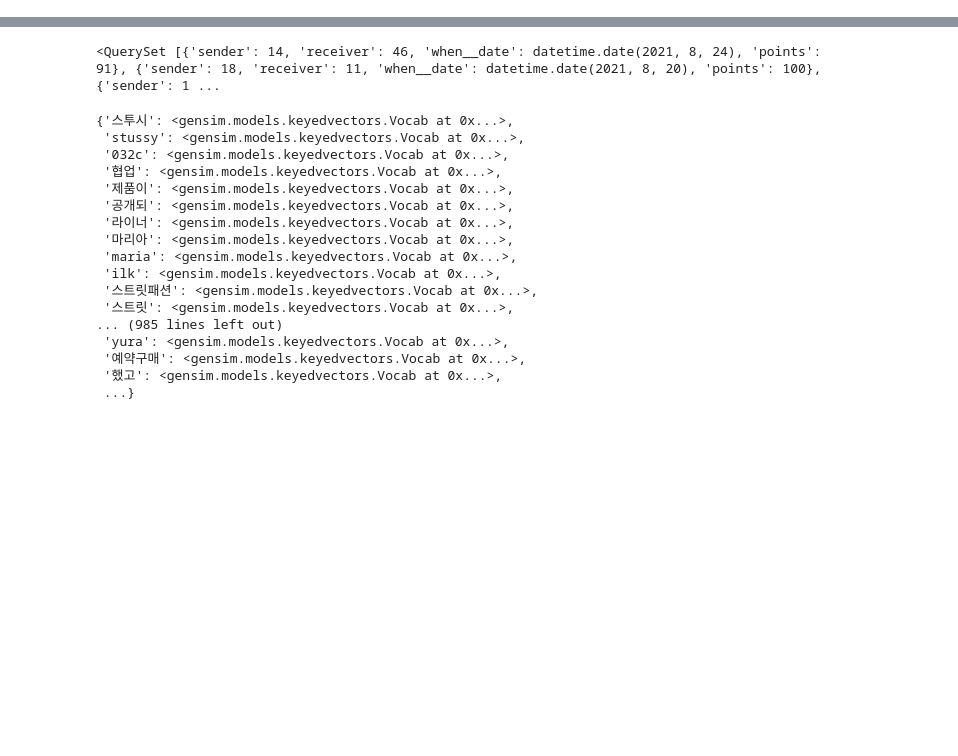
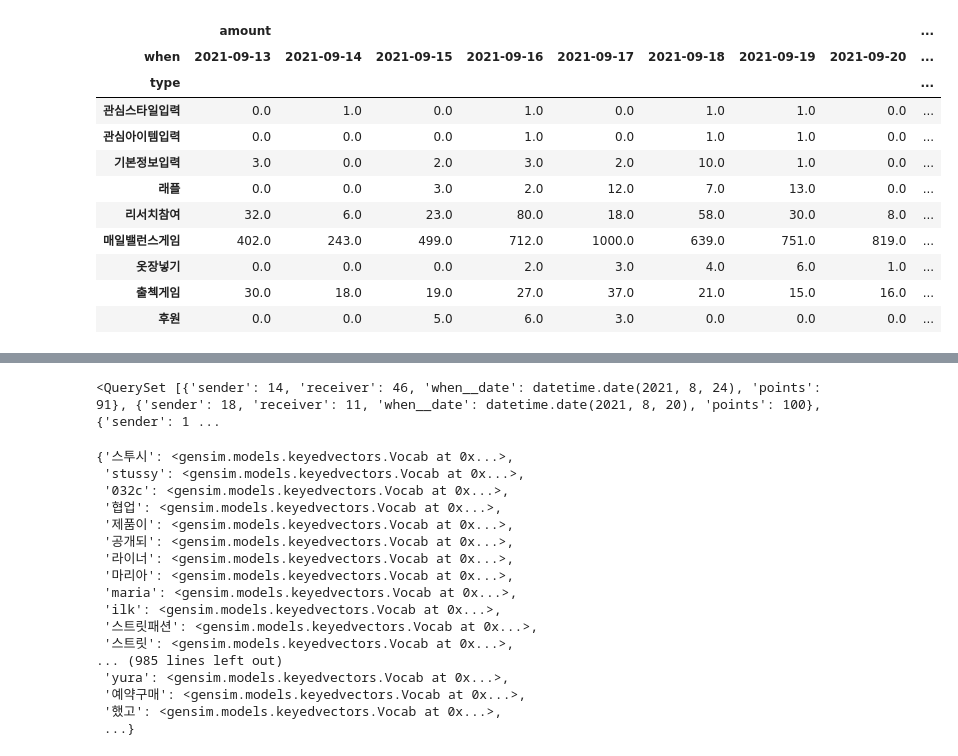
Before and after one commit to gem763/maskplay, a Jupyter notebook: data/트랜젝션 분석하기.ipynb, the cells around one changed output, grey strips where cells are left out. Saved outputs shown, nothing was run; the diff lists cells and outputs as text; code cells hidden in the pictures; blank space fills up the shorter version.

```diff
--- a/data/트랜젝션 분석하기.ipynb
+++ b/data/트랜젝션 분석하기.ipynb
@@ -93,0 +41,6 @@ df2 = df[['보내기','받기','포인트','날짜']]; df2
+# %%
+# trans = m.Transaction.objects.select_related('sender','receiver'); trans
+trans = m.Transaction.objects.select_related(
+    'sender','sender__boo','sender__boo__user','sender__raffle','sender__raffle__item','sender__support','sender__support__brand',
+    'receiver','receiver__boo','receiver__boo__user','receiver__raffle','receiver__raffle__item','receiver__support','receiver__support__brand'
+); trans
@@ -93,0 +57,10 @@ df2 = df[['보내기','받기','포인트','날짜']]; df2
+# %%
+trans_list = []
+for _t in trans:
+    tr = {}
+    tr_type = _t.get_type_display()
+    tr['user'] = str(_t.sender) if tr_type in ['래플','후원'] else str(_t.receiver)
+    tr['when'] = str(_t.when.date())
+    tr['type'] = tr_type
+    tr['amount'] = -_t.amount if tr_type in ['래플','후원'] else _t.amount
+    trans_list.append(tr)
@@ -93,0 +71,16 @@ df2 = df[['보내기','받기','포인트','날짜']]; df2
+# %%
+counts = pd.DataFrame(trans_list).groupby(['user','type','when']).count().unstack().fillna(0)
+counts.groupby('type').sum()[counts.columns[-11:-1]].drop(['첫방문환영'])
+# %% [output]
+|  | amount |  |  |  |  |  |  |  | ... |
+| when | 2021-09-13 | 2021-09-14 | 2021-09-15 | 2021-09-16 | 2021-09-17 | 2021-09-18 | 2021-09-19 | 2021-09-20 | ... |
+| type |  |  |  |  |  |  |  |  | ... |
+| 관심스타일입력 | 0.0 | 1.0 | 0.0 | 1.0 | 0.0 | 1.0 | 1.0 | 0.0 | ... |
+| 관심아이템입력 | 0.0 | 0.0 | 0.0 | 1.0 | 0.0 | 1.0 | 1.0 | 0.0 | ... |
+| 기본정보입력 | 3.0 | 0.0 | 2.0 | 3.0 | 2.0 | 10.0 | 1.0 | 0.0 | ... |
+| 래플 | 0.0 | 0.0 | 3.0 | 2.0 | 12.0 | 7.0 | 13.0 | 0.0 | ... |
+| 리서치참여 | 32.0 | 6.0 | 23.0 | 80.0 | 18.0 | 58.0 | 30.0 | 8.0 | ... |
+| 매일밸런스게임 | 402.0 | 243.0 | 499.0 | 712.0 | 1000.0 | 639.0 | 751.0 | 819.0 | ... |
+| 옷장넣기 | 0.0 | 0.0 | 0.0 | 2.0 | 3.0 | 4.0 | 6.0 | 1.0 | ... |
+| 출첵게임 | 30.0 | 18.0 | 19.0 | 27.0 | 37.0 | 21.0 | 15.0 | 16.0 | ... |
+| 후원 | 0.0 | 0.0 | 5.0 | 6.0 | 3.0 | 0.0 | 0.0 | 0.0 | ... |
```
Also changed, not shown: parts of 12 cells of this notebook, 8 other files.
